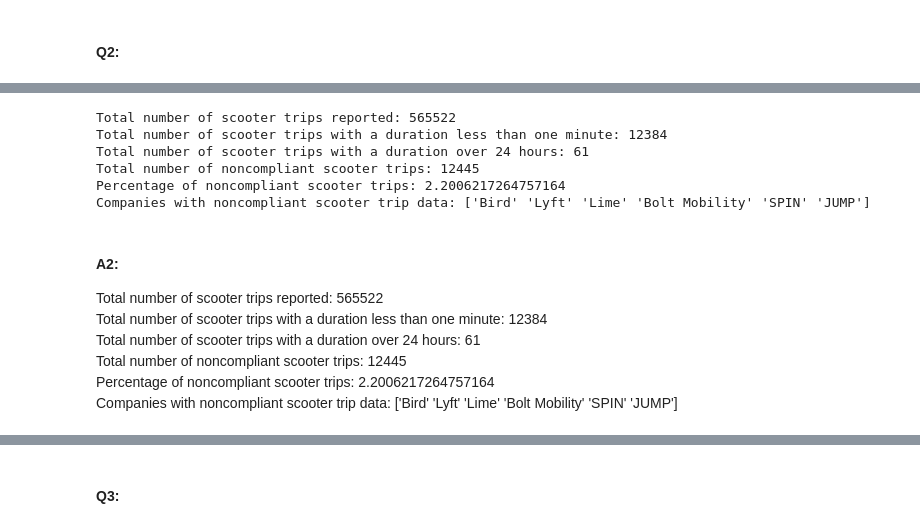
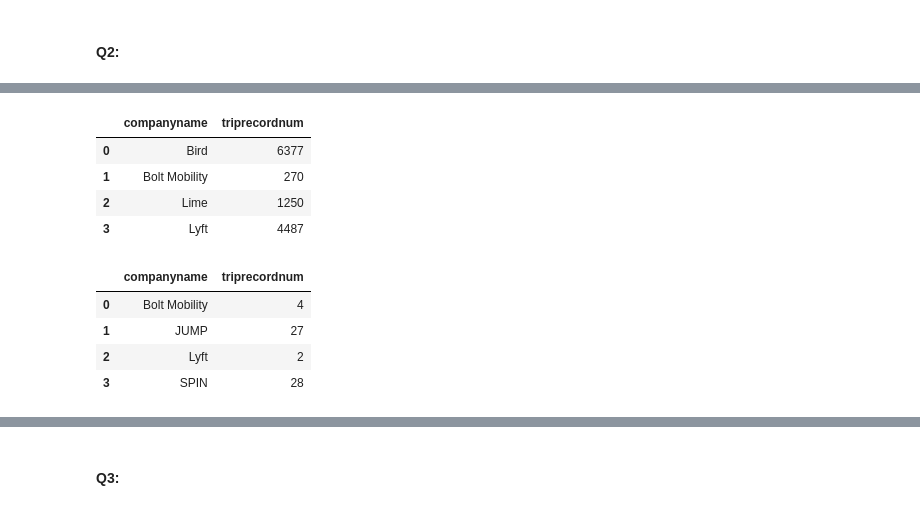
Before and after one commit to NSS-Data-Analytics-Cohort-11/scooters-supreme, a Jupyter notebook: notebook/scooters.ipynb, the cells around one changed output, grey strips where cells are left out. Cells and saved outputs as stored; diff of their text form; code cells hidden in the pictures.

```diff
--- a/notebook/scooters.ipynb
+++ b/notebook/scooters.ipynb
@@ -377,15 +480,22 @@ tripdur['trip_min'] = tripdur.duration_full / dt.timedelta(minutes=1)
+# %%
+#calculate trip durations
+trips['duration_full'] = trips['tripend'] - trips['tripstart']
+trips.dtypes
+trips['trip_minutes'] = trips.duration_full / dt.timedelta(minutes=1)
 # %%
 #define compliance variables
 
 #Trips Less Than One Minute
-tripdur_sub1min = tripdur[tripdur['trip_min'] < 1]
+trips_sub1min = trips[trips['trip_minutes'] < 1]
+print(trips_sub1min.info())
 
 #Trips Greater than 24 Hours
-tripdur_over24h = tripdur[tripdur['trip_min'] > 1440]
+trips_over24h = trips[trips['trip_minutes'] > 1440]
+print(trips_over24h.info())
 
 #Noncompliant Trips
-tripdur_noncompliant = tripdur_sub1min._append(tripdur_over24h, ignore_index=True)
+trips_noncompliant = trips_sub1min._append(trips_over24h, ignore_index=True)
 
 #noncompliant companies
-noncompliant_companies = tripdur_noncompliant['companyname'].unique()
+noncompliant_companies = trips_noncompliant['companyname'].unique()
 # %% [output]
@@ -433,32 +519,28 @@ array(['Bird', 'Lyft', 'Lime', 'Bolt Mobility', 'SPIN', 'JUMP'],
-# %%
-#totals
-
-totaltrips = len(tripdur.index)
-totalsub1min = len(tripdur_sub1min.index)
-totalover24h = len(tripdur_over24h.index)
-totalnoncompliant = totalsub1min + totalover24h
-percentagenoncompliant = totalnoncompliant/totaltrips * 100
-
-print('Total number of scooter trips reported: ' + str(totaltrips))
-print('Total number of scooter trips with a duration less than one minute: ' + str(totalsub1min))
-print('Total number of scooter trips with a duration over 24 hours: ' + str(totalover24h))
-
-print('Total number of noncompliant scooter trips: ' + str(totalnoncompliant))
-print('Percentage of noncompliant scooter trips: ' + str(percentagenoncompliant))
-
-print('Companies with noncompliant scooter trip data: ' + str(noncompliant_companies))
-# %% [output]
-Total number of scooter trips reported: 565522
-Total number of scooter trips with a duration less than one minute: 12384
-Total number of scooter trips with a duration over 24 hours: 61
-Total number of noncompliant scooter trips: 12445
-Percentage of noncompliant scooter trips: 2.2006217264757164
-Companies with noncompliant scooter trip data: ['Bird' 'Lyft' 'Lime' 'Bolt Mobility' 'SPIN' 'JUMP']
-# %% [markdown]
-#### A2:
-Total number of scooter trips reported: 565522 <br>
-Total number of scooter trips with a duration less than one minute: 12384 <br>
-Total number of scooter trips with a duration over 24 hours: 61 <br>
-Total number of noncompliant scooter trips: 12445 <br>
-Percentage of noncompliant scooter trips: 2.2006217264757164 <br>
-Companies with noncompliant scooter trip data: ['Bird' 'Lyft' 'Lime' 'Bolt Mobility' 'SPIN' 'JUMP'] <br>
+# %%
+# DURATION ANALYSIS BY COMPNAY SUB MIN
+(trips_sub1min
+ .groupby(['companyname'])
+ ['triprecordnum']
+ .count()
+ .reset_index()
+ )
+# %% [output]
+|  | companyname | triprecordnum |
+| 0 | Bird | 6377 |
+| 1 | Bolt Mobility | 270 |
+| 2 | Lime | 1250 |
+| 3 | Lyft | 4487 |
+# %%
+# DURATION ANALYSIS OVER 24 H
+(trips_over24h
+ .groupby(['companyname'])
+ ['triprecordnum']
+ .count()
+ .reset_index()
+ )
+# %% [output]
+|  | companyname | triprecordnum |
+| 0 | Bolt Mobility | 4 |
+| 1 | JUMP | 27 |
+| 2 | Lyft | 2 |
+| 3 | SPIN | 28 |
```
Also changed, not shown: parts of 37 cells of this notebook.
